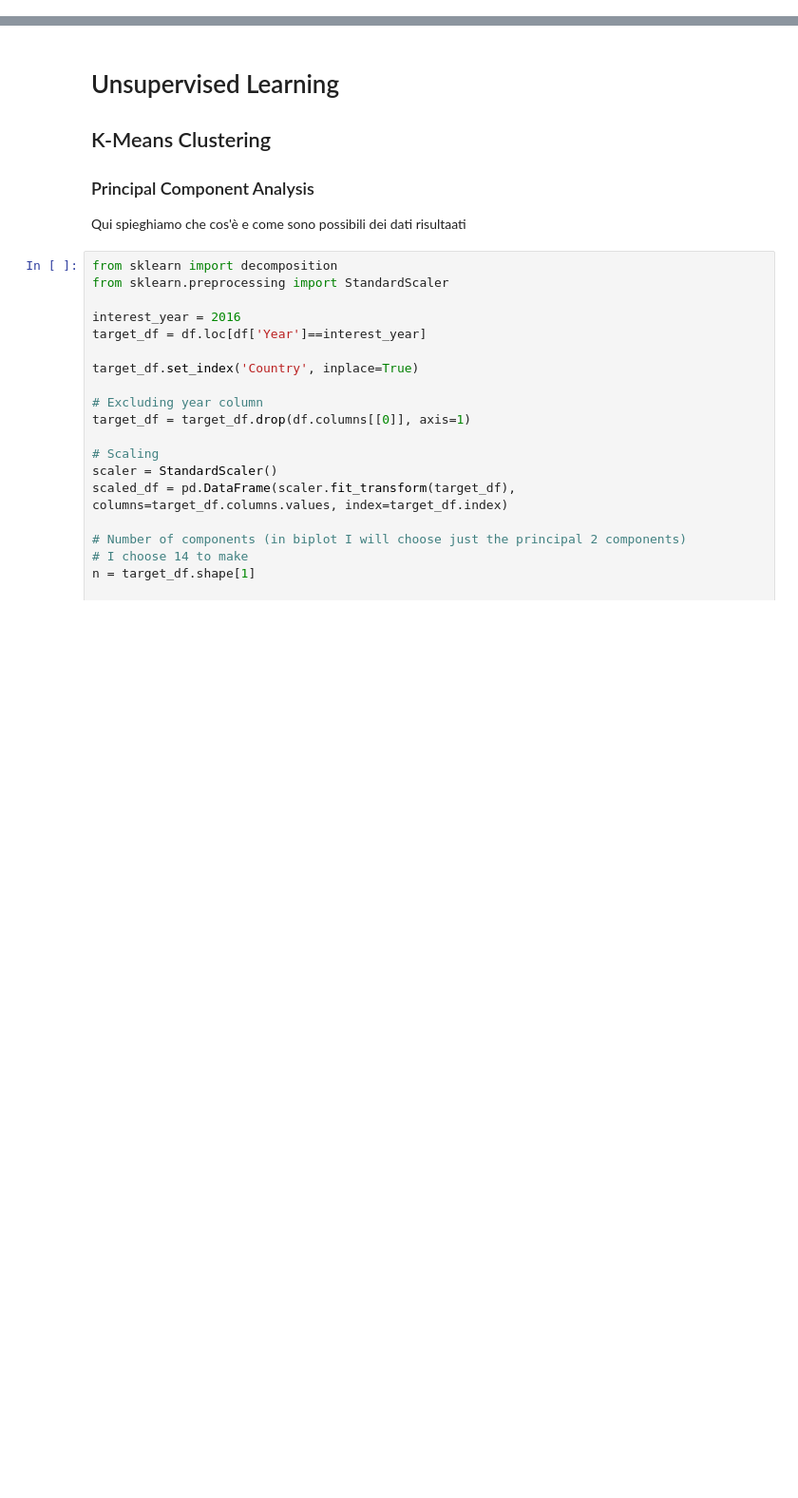
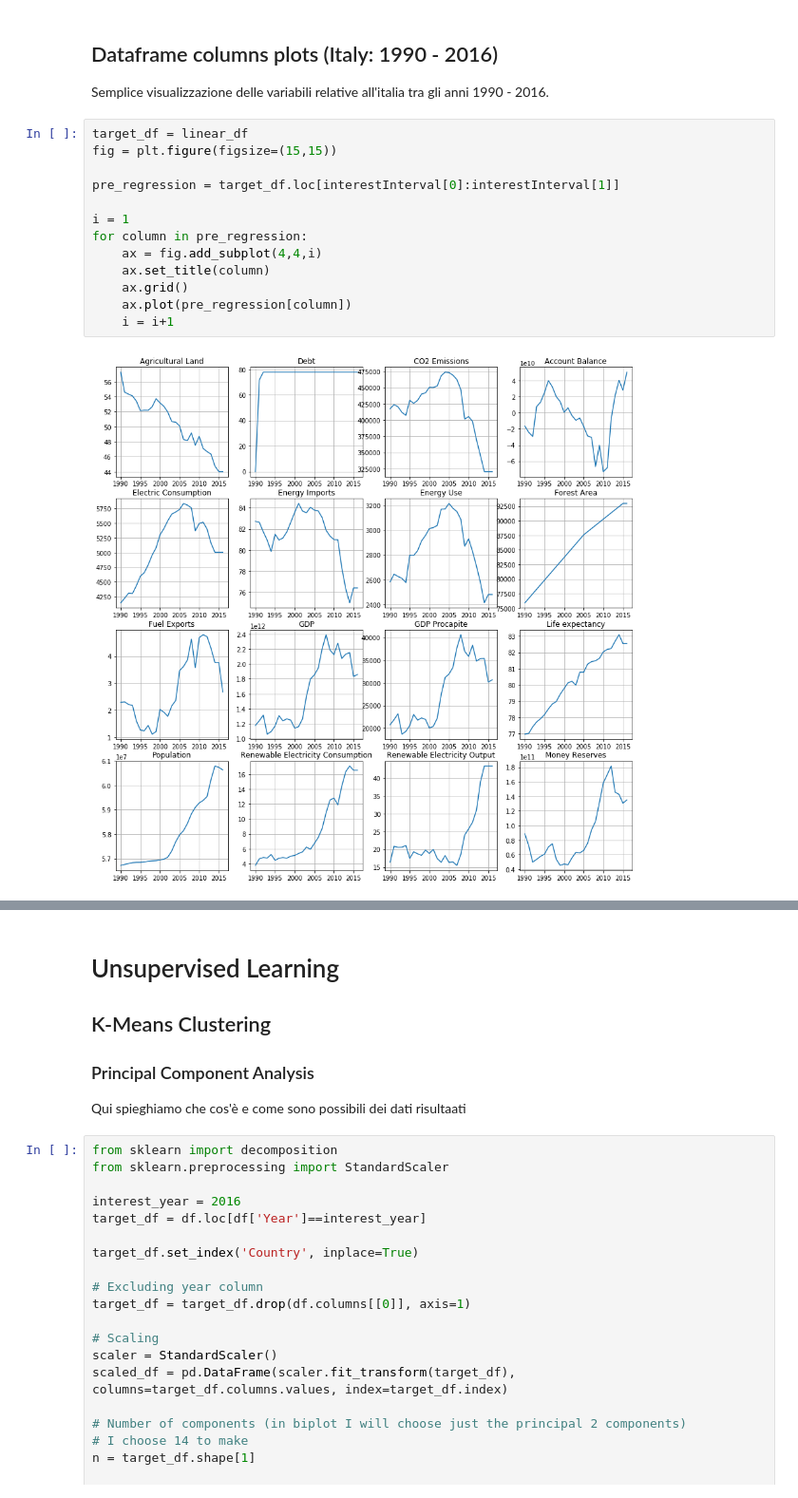
Before and after one commit to AngeloDamiani/DA-DDD-Project, a Jupyter notebook: main_notebook.ipynb, the cells around one changed output, grey strips where cells are left out. Shown at 95% size. Saved outputs shown, nothing was run; the diff lists cells and outputs as text; blank space fills up the shorter version.

```diff
--- a/main_notebook.ipynb
+++ b/main_notebook.ipynb
@@ -441,0 +559,19 @@ plt.show()
+# %% [markdown]
+## Dataframe columns plots (Italy: 1990 - 2016)
+
+Semplice visualizzazione delle variabili relative all'italia tra gli anni 1990 - 2016.
+# %%
+target_df = linear_df
+fig = plt.figure(figsize=(15,15))
+
+pre_regression = target_df.loc[interestInterval[0]:interestInterval[1]]
+
+i = 1
+for column in pre_regression:
+    ax = fig.add_subplot(4,4,i)
+    ax.set_title(column)
+    ax.grid()
+    ax.plot(pre_regression[column])
+    i = i+1
+# %% [output]
+[figure, added]
```
Also changed, not shown: parts of 41 cells of this notebook, 9 other files.
